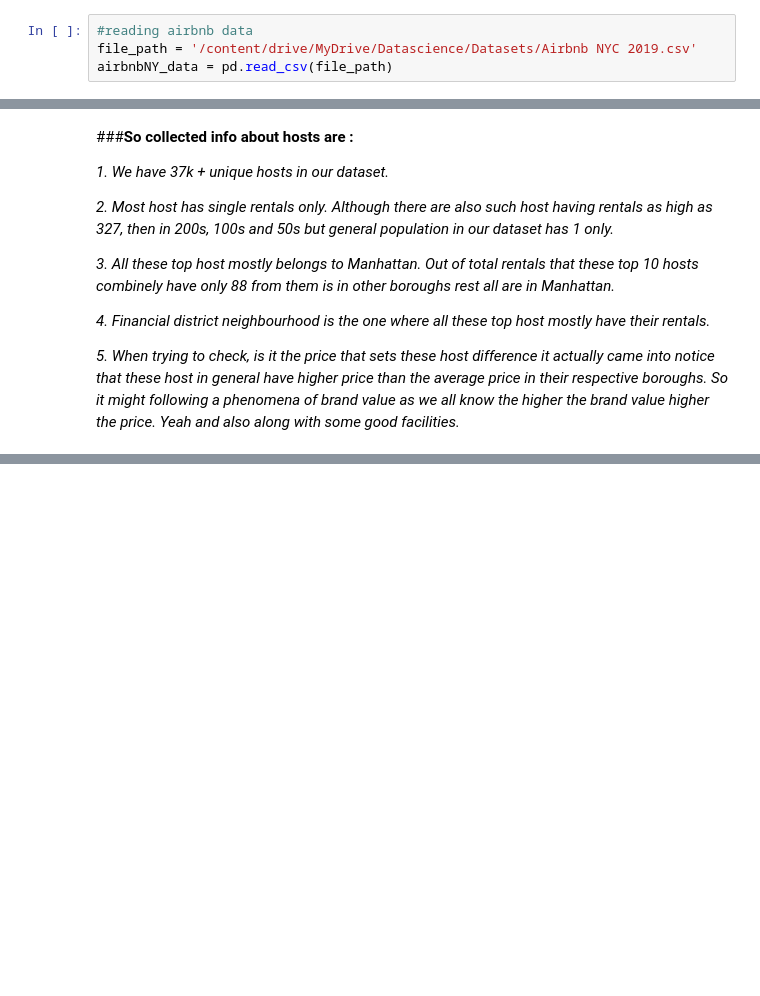
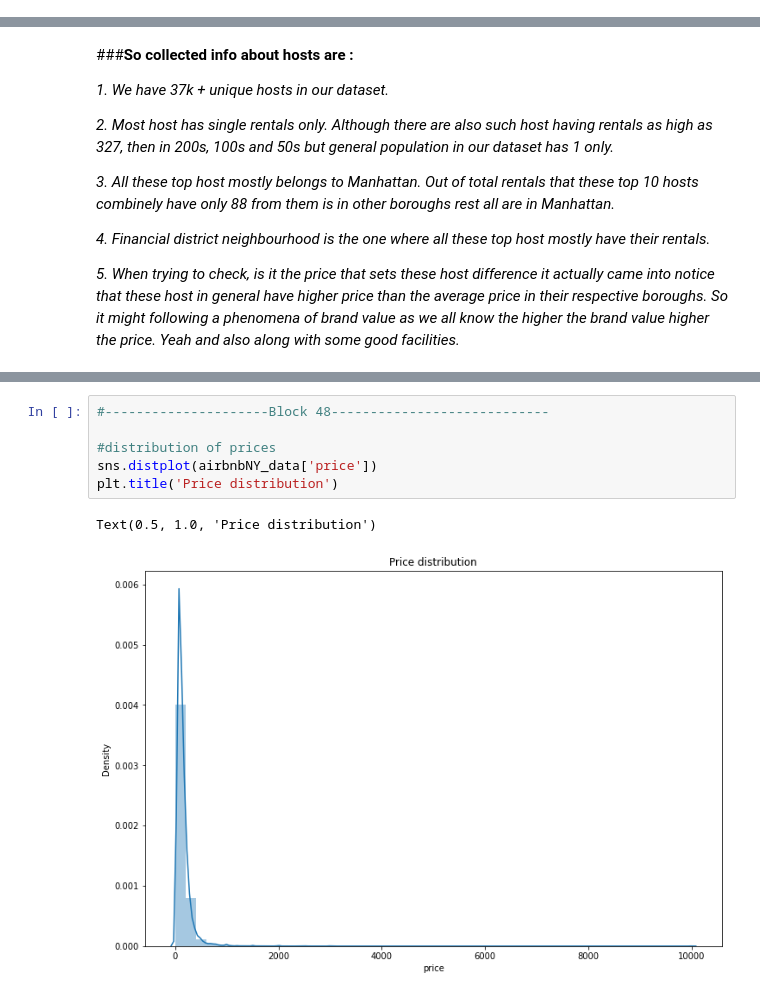
Before and after one commit to kiran9615/EDA_airbnb-hosting-data-analysis, a Jupyter notebook: Airbnb_Bookings_Analysis.ipynb, the cells around one changed output, grey strips where cells are left out. Saved outputs shown, nothing was run; the diff lists cells and outputs as text; blank space fills up the shorter version.

Commit message:
Visualised and analysed about prices

```diff
--- a/Airbnb_Bookings_Analysis.ipynb
+++ b/Airbnb_Bookings_Analysis.ipynb
@@ -32,7 +17,3 @@ Mounted at /content/drive
-# %%
-#reading airbnb data
-file_path = '/content/drive/MyDrive/Datascience/Datasets/Airbnb NYC 2019.csv'
-airbnbNY_data = pd.read_csv(file_path)
 # %% [markdown]
 # ***Part 1: Basic datapreprocessing and Cleaning***
 # %%
@@ -976,0 +977,9 @@ for i,price in enumerate(list(avgprice['price'])):
+# %%
+#---------------------Block 48----------------------------
+
+#distribution of prices
+sns.distplot(airbnbNY_data['price'])
+plt.title('Price distribution')
+# %% [output]
+Text(0.5, 1.0, 'Price distribution')
+[figure, added]
```
Also changed, not shown: parts of 46 cells of this notebook.
